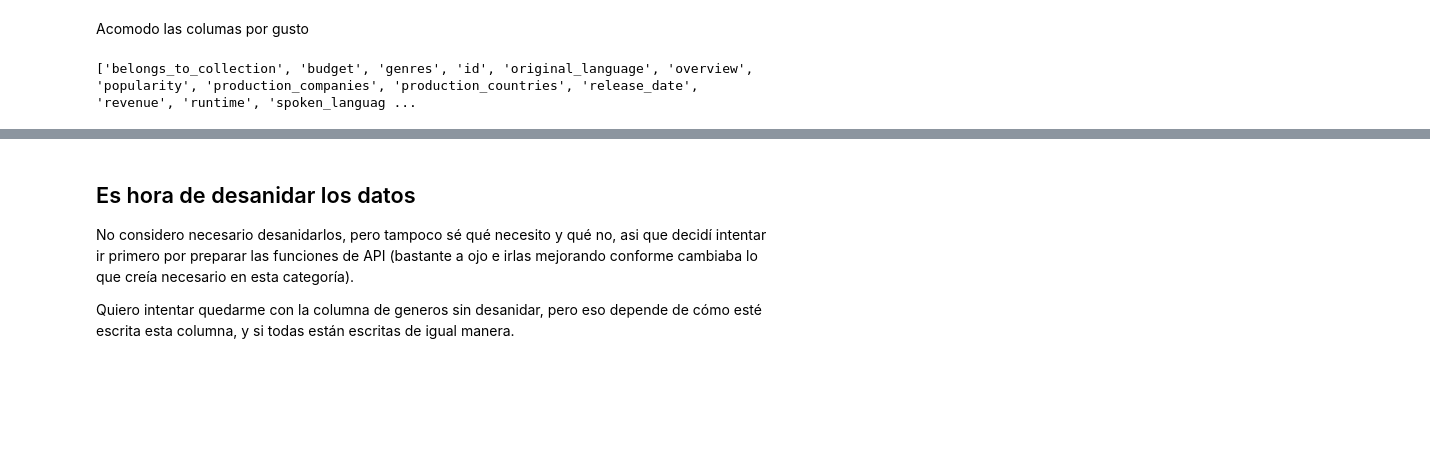
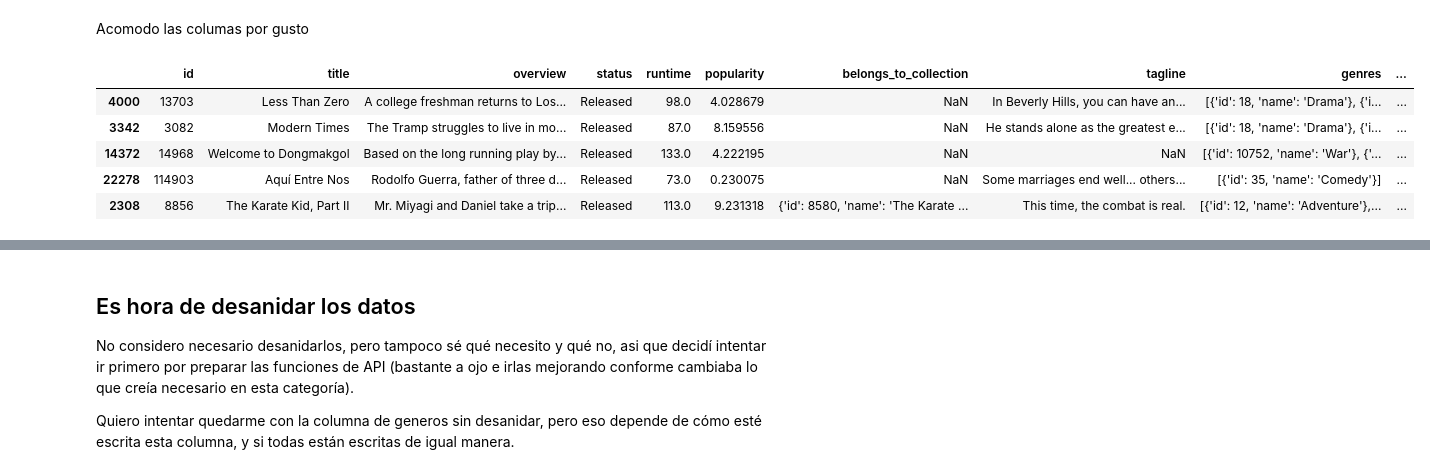
Before and after one commit to A-Lasso/Proyecto_Individual1, a Jupyter notebook: Codigo.ipynb, the cells around one changed output, grey strips where cells are left out. Cells and saved outputs as stored; diff of their text form; code cells hidden in the pictures; blank space fills up the shorter version.

```diff
--- a/Codigo.ipynb
+++ b/Codigo.ipynb
@@ -78,7 +125,7 @@ columna=[]
 for i, j in zip(data["revenue"], data["budget"]):
     if j!=0:
         try:
-            columna.append(i/j)
+            columna.append(float(i)/(float(j)))
         except:
             columna.append(0)
     else:
@@ -153,11 +216,15 @@ release_year                 0
 dtype: int64
 # %% [markdown]
 Acomodo las columas por gusto
-# %%
-columnas=data.columns.tolist()
-print(columnas)
-# %% [output]
-['belongs_to_collection', 'budget', 'genres', 'id', 'original_language', 'overview', 'popularity', 'production_companies', 'production_countries', 'release_date', 'revenue', 'runtime', 'spoken_languag ...
 # %%
 # La forma en la que yo quiero ordenadas las columnas
 data=data[['id', 'title','overview','status','runtime','popularity','belongs_to_collection','tagline','genres','original_language','spoken_languages','vote_average','vote_count','release_date','release_year','production_countries','production_companies','budget','revenue','return']]
+# %%
+data.sort_values(["return"], ascending=False).head()
+# %% [output]
+|  | id | title | overview | status | runtime | popularity | belongs_to_collection | tagline | genres | ... |
+| 4000 | 13703 | Less Than Zero | A college freshman returns to Los... | Released | 98.0 | 4.028679 | NaN | In Beverly Hills, you can have an... | [{'id': 18, 'name': 'Drama'}, {'i... | ... |
+| 3342 | 3082 | Modern Times | The Tramp struggles to live in mo... | Released | 87.0 | 8.159556 | NaN | He stands alone as the greatest e... | [{'id': 18, 'name': 'Drama'}, {'i... | ... |
+| 14372 | 14968 | Welcome to Dongmakgol | Based on the long running play by... | Released | 133.0 | 4.222195 | NaN | NaN | [{'id': 10752, 'name': 'War'}, {'... | ... |
+| 22278 | 114903 | Aquí Entre Nos | Rodolfo Guerra, father of three d... | Released | 73.0 | 0.230075 | NaN | Some marriages end well... others... | [{'id': 35, 'name': 'Comedy'}] | ... |
+| 2308 | 8856 | The Karate Kid, Part II | Mr. Miyagi and Daniel take a trip... | Released | 113.0 | 9.231318 | {'id': 8580, 'name': 'The Karate ... | This time, the combat is real. | [{'id': 12, 'name': 'Adventure'},... | ... |
```
Also changed, not shown: parts of 30 cells of this notebook.
